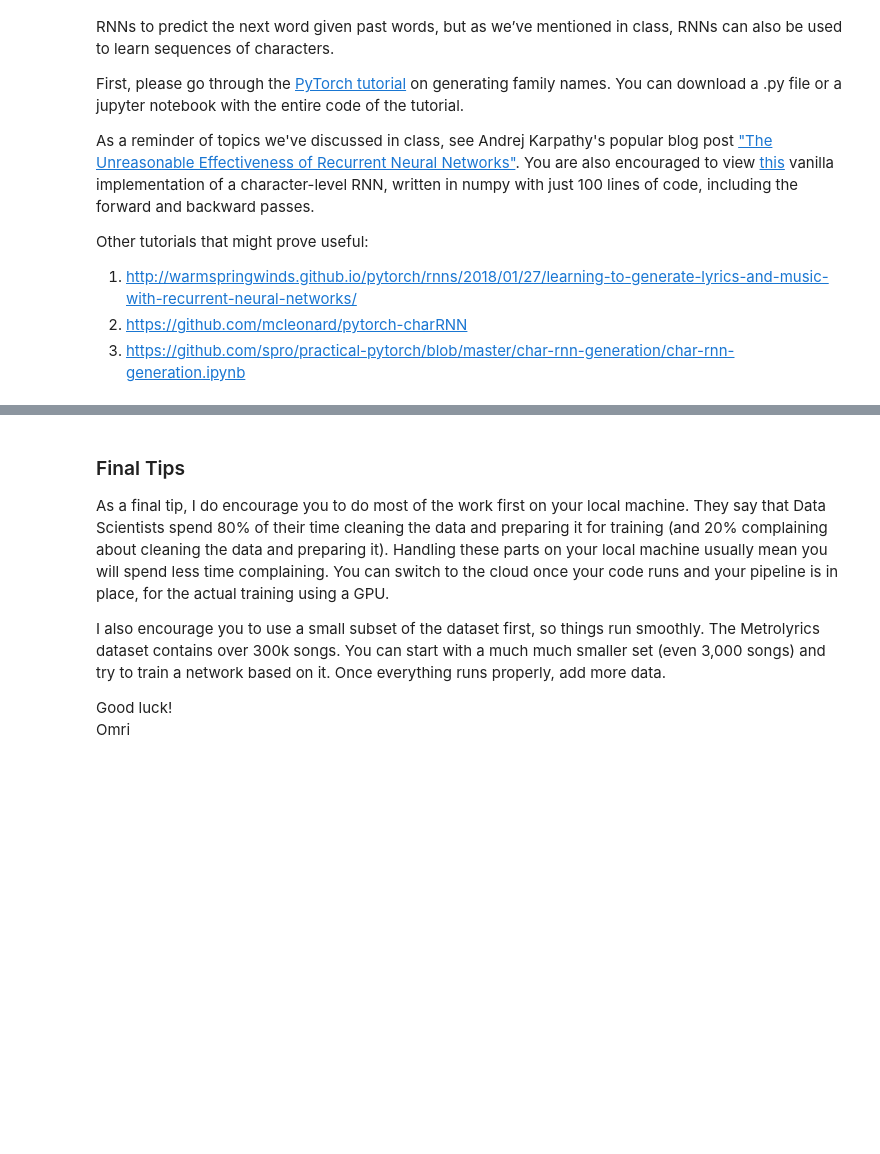
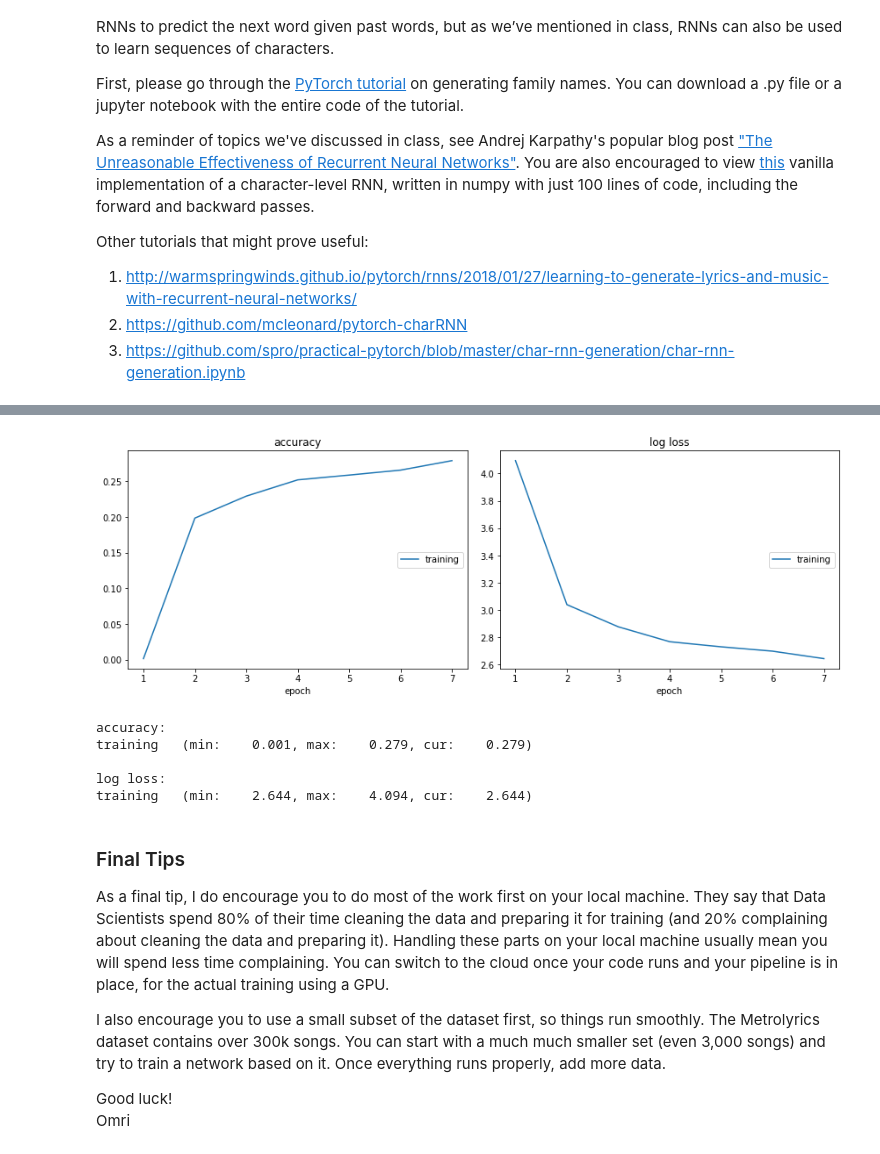
Before and after one commit to gabibu/deeplearnning, a Jupyter notebook: DL_rnn_text_classification_generation.ipynb, the cells around one changed output, grey strips where cells are left out. Drawn from its saved outputs; the diff is of its cells as text; code cells hidden in the pictures; blank space fills up the shorter version.

```diff
--- a/DL_rnn_text_classification_generation.ipynb
+++ b/DL_rnn_text_classification_generation.ipynb
@@ -120,2 +119,2 @@ fixSeed(SEED)
 # %%
-lyrics_df = pd.read_csv("data/lyrics.csv", usecols=['genre', 'lyrics'])
+lyrics_df = pd.read_csv("../data/lyrics.csv", usecols=['genre', 'lyrics'])
@@ -475,0 +476,6 @@ Other tutorials that might prove useful:
+# %%
+GENERE = 'Rock'
+MIN_LENGTH_FOR_TRAIN = 10
+use_cuda = torch.cuda.is_available()
+all_characters = string.ascii_letters + " .,;'-"
+n_characters = len(all_characters) + 1
@@ -475,0 +603,45 @@ Other tutorials that might prove useful:
+# %%
+HIDDEN_SIZE =100
+GRU_LAYERS = 1
+learnning_rate = 0.01
+# %%
+model = RNN(n_characters, HIDDEN_SIZE, n_characters, GRU_LAYERS)
+optimizer = torch.optim.Adam(model.parameters(), lr=learnning_rate)
+criterion = nn.CrossEntropyLoss()
+
+if use_cuda:
+    model = model.cuda()
+    criterion = criterion.cuda()
+# %%
+rock_lyrics_df.reset_index(drop=True, inplace=True)
+acc= 0.0
+loss = 0.0
+size= 0.0
+liveloss = PlotLosses()
+preset_after= 100
+for x in range(1000000):
+    row = randomChoice(rock_lyrics_df)
+    res = train_decoder(model, optimizer, row['ascii_lyrics'], criterion, x)
+    if res is not None:
+        sampele_acc, sample_loss, sample_size = res
+        acc += sampele_acc
+        loss += sample_loss
+        size += sample_size
+
+    if size > 0 and  x % preset_after == 0:
+        liveloss.update({
+          'log loss': loss/size,
+          'accuracy': acc/size
+          })
+
+        liveloss.draw()
+        acc = 0.0
+        size = 0.0
+        loss = 0.0
+# %% [output]
+[figure, added]
+accuracy:
+training   (min:    0.001, max:    0.279, cur:    0.279)
+
+log loss:
+training   (min:    2.644, max:    4.094, cur:    2.644)
```
Also changed, not shown: parts of 24 cells of this notebook.
